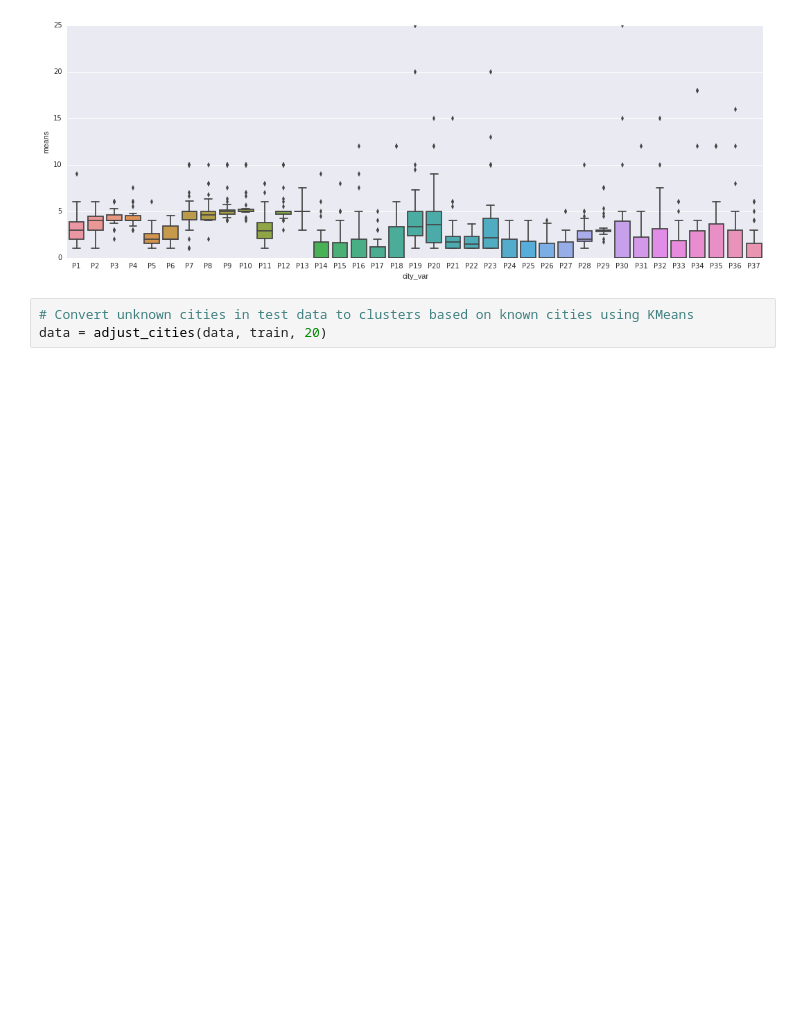
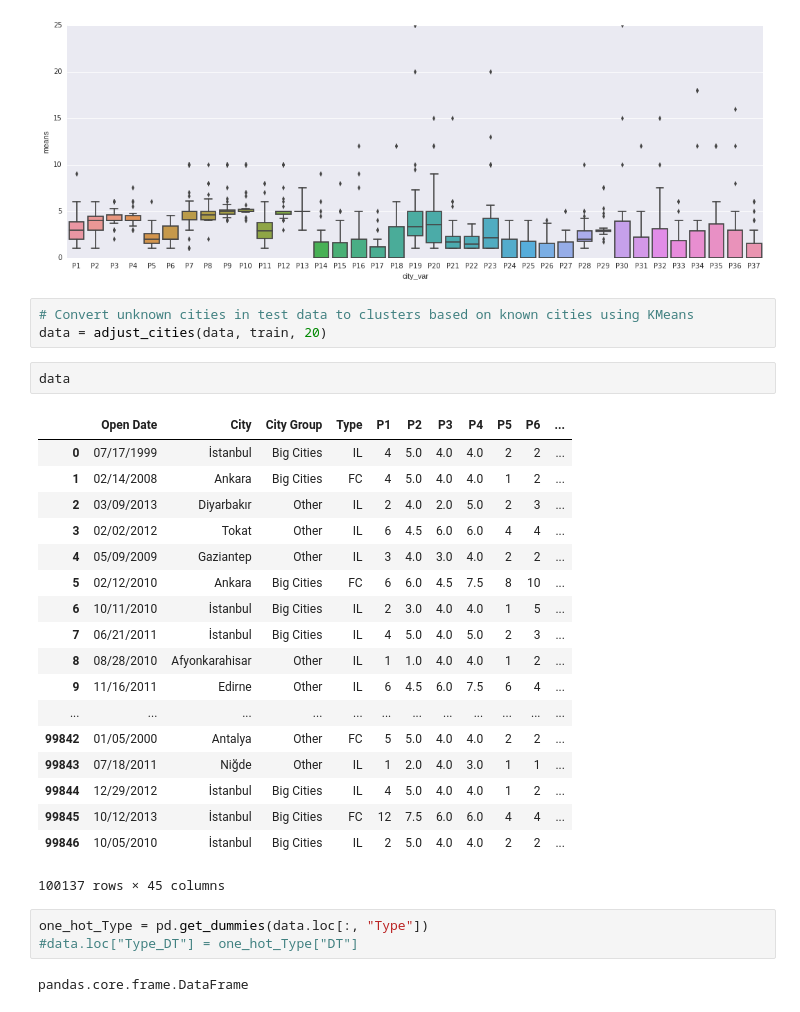
Before and after one commit to rehassachdeva/Restaurant-Revenue-Prediction, a Jupyter notebook: src/revenue_predictor.ipynb, the cells around one changed output. Cells and saved outputs as stored; diff of their text form; blank space fills up the shorter version.

```diff
--- a/src/revenue_predictor.ipynb
+++ b/src/revenue_predictor.ipynb
@@ -164,3 +166,29 @@ sns.boxplot(x="city_var", y="means", data=city_pvars)
 # %%
 # Convert unknown cities in test data to clusters based on known cities using KMeans
 data = adjust_cities(data, train, 20)
+# %%
+data
+# %% [output]
+|  | Open Date | City | City Group | Type | P1 | P2 | P3 | P4 | P5 | P6 | ... |
+| 0 | 07/17/1999 | İstanbul | Big Cities | IL | 4 | 5.0 | 4.0 | 4.0 | 2 | 2 | ... |
+| 1 | 02/14/2008 | Ankara | Big Cities | FC | 4 | 5.0 | 4.0 | 4.0 | 1 | 2 | ... |
+| 2 | 03/09/2013 | Diyarbakır | Other | IL | 2 | 4.0 | 2.0 | 5.0 | 2 | 3 | ... |
+| 3 | 02/02/2012 | Tokat | Other | IL | 6 | 4.5 | 6.0 | 6.0 | 4 | 4 | ... |
+| 4 | 05/09/2009 | Gaziantep | Other | IL | 3 | 4.0 | 3.0 | 4.0 | 2 | 2 | ... |
+| 5 | 02/12/2010 | Ankara | Big Cities | FC | 6 | 6.0 | 4.5 | 7.5 | 8 | 10 | ... |
+| 6 | 10/11/2010 | İstanbul | Big Cities | IL | 2 | 3.0 | 4.0 | 4.0 | 1 | 5 | ... |
+| 7 | 06/21/2011 | İstanbul | Big Cities | IL | 4 | 5.0 | 4.0 | 5.0 | 2 | 3 | ... |
+| 8 | 08/28/2010 | Afyonkarahisar | Other | IL | 1 | 1.0 | 4.0 | 4.0 | 1 | 2 | ... |
+| 9 | 11/16/2011 | Edirne | Other | IL | 6 | 4.5 | 6.0 | 7.5 | 6 | 4 | ... |
+| ... | ... | ... | ... | ... | ... | ... | ... | ... | ... | ... | ... |
+| 99842 | 01/05/2000 | Antalya | Other | FC | 5 | 5.0 | 4.0 | 4.0 | 2 | 2 | ... |
+| 99843 | 07/18/2011 | Niğde | Other | IL | 1 | 2.0 | 4.0 | 3.0 | 1 | 1 | ... |
+| 99844 | 12/29/2012 | İstanbul | Big Cities | IL | 4 | 5.0 | 4.0 | 4.0 | 1 | 2 | ... |
+| 99845 | 10/12/2013 | İstanbul | Big Cities | FC | 12 | 7.5 | 6.0 | 6.0 | 4 | 4 | ... |
+| 99846 | 10/05/2010 | İstanbul | Big Cities | IL | 2 | 5.0 | 4.0 | 4.0 | 2 | 2 | ... |
+100137 rows × 45 columns
+# %%
+one_hot_Type = pd.get_dummies(data.loc[:, "Type"])
+#data.loc["Type_DT"] = one_hot_Type["DT"]
+# %% [output]
+pandas.core.frame.DataFrame
```
Also changed, not shown: parts of 3 cells of this notebook.
